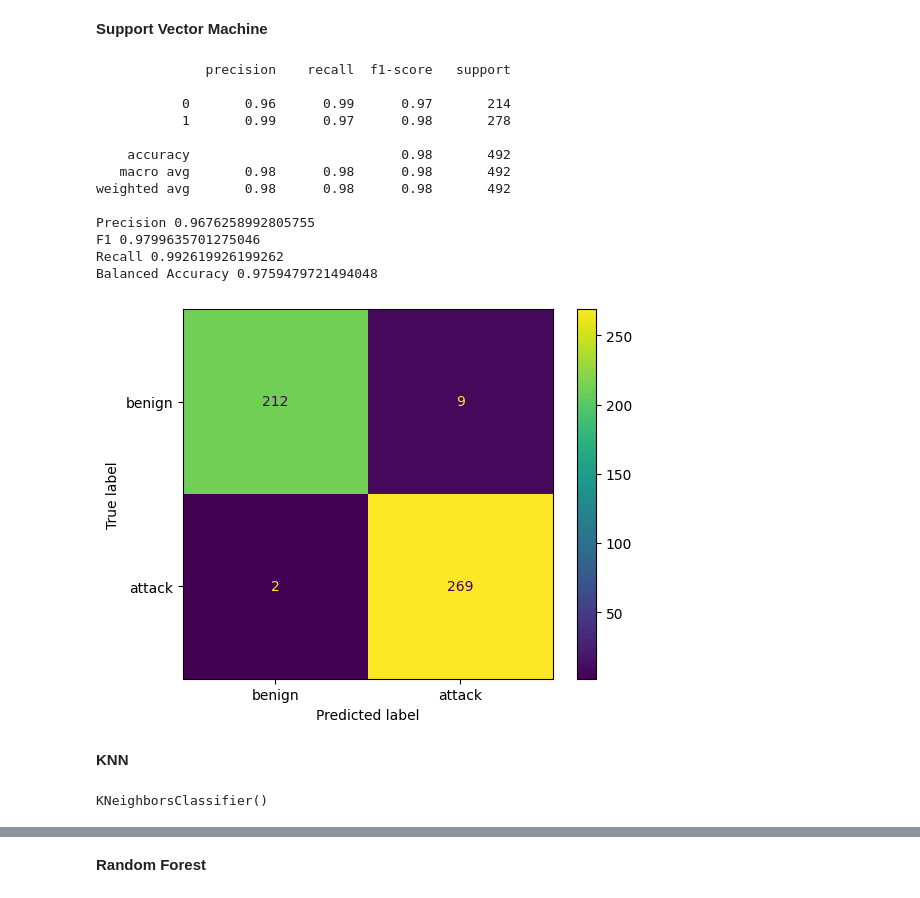
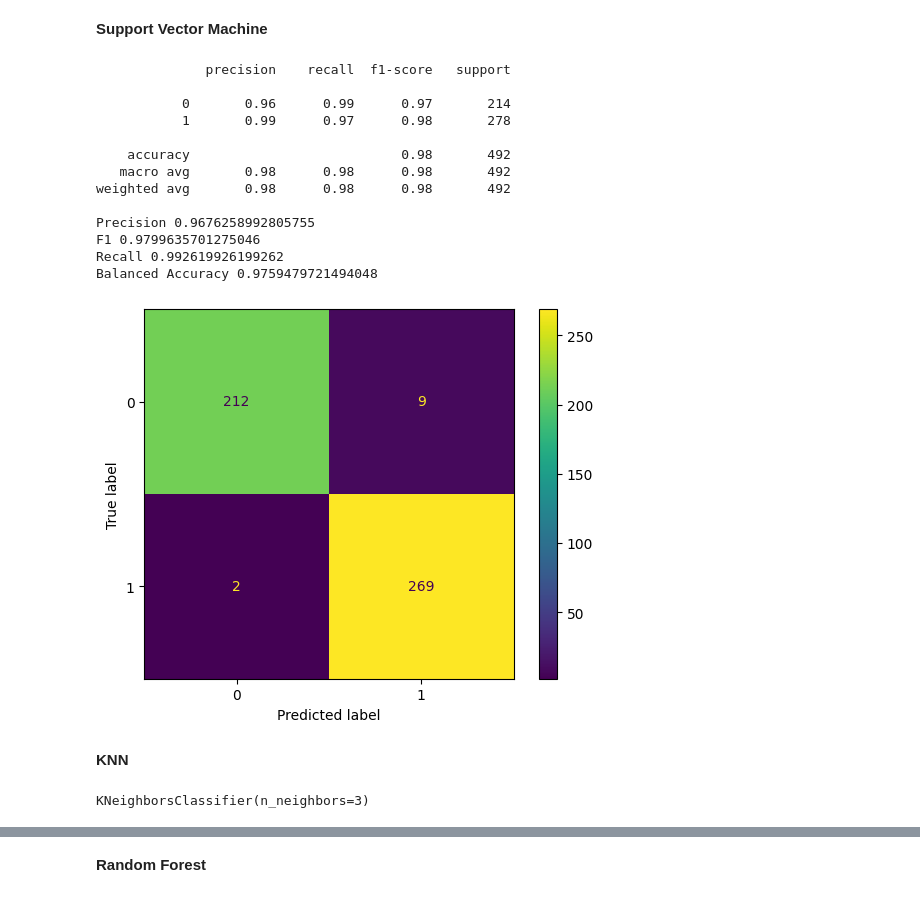
Before and after one commit to finsaccount/MSCS-335---Intrusion-Detection-System-Machine-Learning-Final-Project-, a Jupyter notebook: Ensemble.ipynb, the cells around one changed output, grey strips where cells are left out. Cells and saved outputs as stored; diff of their text form; code cells hidden in the pictures.

```diff
--- a/Ensemble.ipynb
+++ b/Ensemble.ipynb
@@ -63,39 +63,39 @@ x_test_scaled = scaler.fit_transform(x_test)
 # %%
 from sklearn.svm import SVC
 svm_model = SVC(kernel='rbf', C=100, gamma = 0.01)
 svm_model.fit(x_train_scaled, y_train)
 predictionSVM = svm_model.predict(x_test_scaled)
 cm = confusion_matrix(y_test, predictionSVM, labels=y_test.unique())
 print(classification_report(predictionSVM, y_test))
-disp = ConfusionMatrixDisplay(confusion_matrix=cm, display_labels=label_names)
+disp = ConfusionMatrixDisplay(confusion_matrix=cm, display_labels=y_test.unique())
 disp.plot()
 print(f"Precision {precision_score(y_test, predictionSVM)}")
 print(f"F1 {f1_score(y_test, predictionSVM)}")
 print(f"Recall {recall_score(y_test, predictionSVM)}")
 print(f"Balanced Accuracy {balanced_accuracy_score(y_test, predictionSVM)}")
 # %% [output]
               precision    recall  f1-score   support
 
            0       0.96      0.99      0.97       214
            1       0.99      0.97      0.98       278
 
     accuracy                           0.98       492
    macro avg       0.98      0.98      0.98       492
 weighted avg       0.98      0.98      0.98       492
 
 Precision 0.9676258992805755
 F1 0.9799635701275046
 Recall 0.992619926199262
 Balanced Accuracy 0.9759479721494048
-[figure, old version]
+[figure, new version]
 # %% [markdown]
 **KNN**
 # %%
 from sklearn.neighbors import KNeighborsClassifier
-knn_model = KNeighborsClassifier(n_neighbors=5)
+knn_model = KNeighborsClassifier(n_neighbors=3)
 knn_model.fit(x_train_scaled, y_train)
 # %% [output]
-KNeighborsClassifier()
+KNeighborsClassifier(n_neighbors=3)
 # %%
 predictionKNN = knn_model.predict(x_test_scaled)
 cm = confusion_matrix(y_test, predictionKNN, labels=y_test.unique())
```
Also changed, not shown: parts of 19 cells of this notebook.
